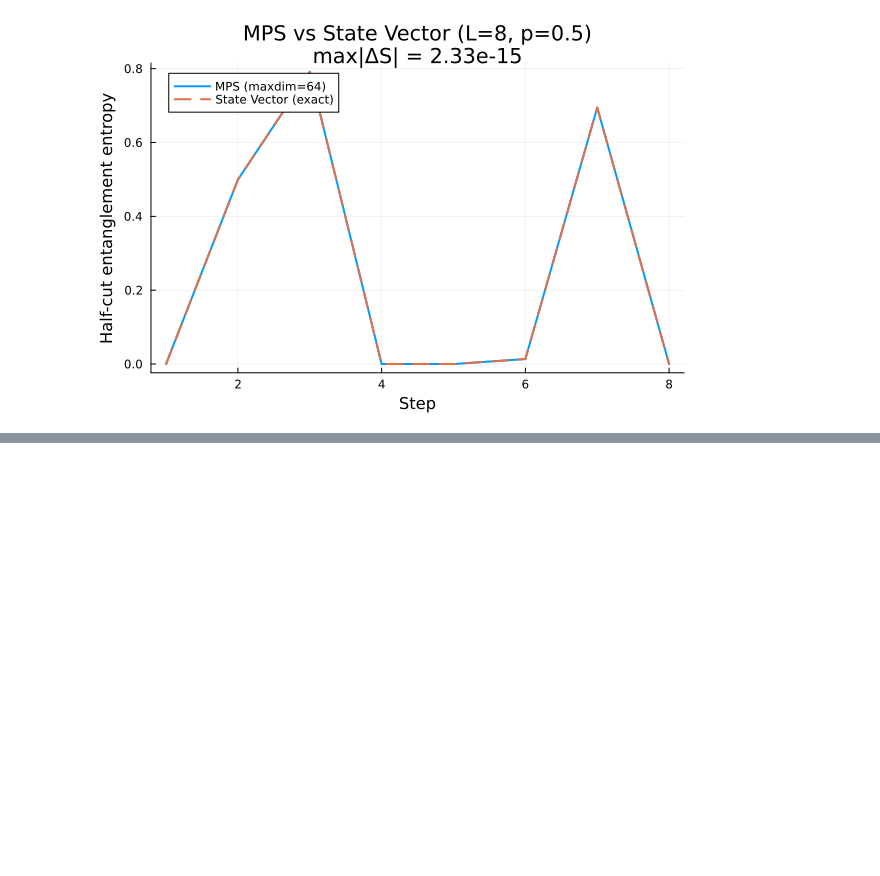
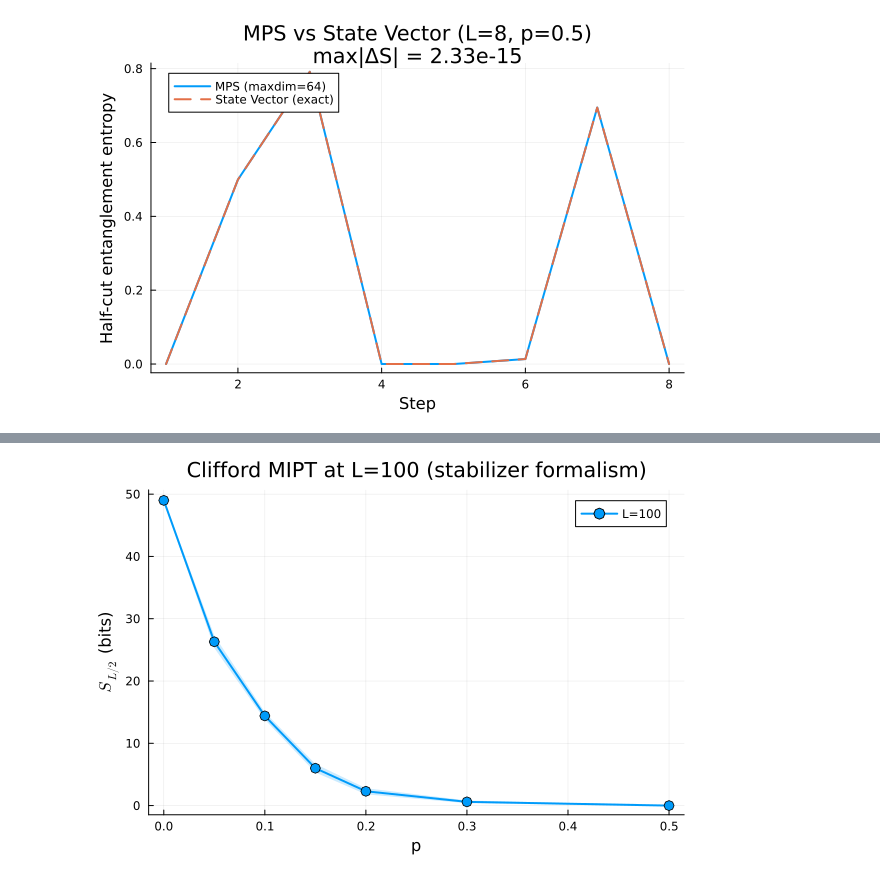
Before and after one commit to hainingpan/QuantumCircuitsMPS.jl, a Jupyter notebook: examples/mipt_example.ipynb, the cells around one changed output, grey strips where cells are left out. Saved outputs shown, nothing was run; the diff lists cells and outputs as text; code cells hidden in the pictures; blank space fills up the shorter version.

```diff
--- a/examples/mipt_example.ipynb
+++ b/examples/mipt_example.ipynb
@@ -345,0 +478,17 @@ plot!(S_sv, label="State Vector (exact)", lw=2, ls=:dash)
+# %%
+# Large-L Clifford MIPT sweep: L=100
+L_large = 100
+p_list_large = [0.0, 0.05, 0.1, 0.15, 0.2, 0.3, 0.5]
+ensemble_size_large = 10
+
+S_mean_large = Float64[]
+S_sem_large = Float64[]
+
+println("Running L=$L_large Clifford MIPT sweep ($(length(p_list_large)) p-values × $ensemble_size_large seeds)...")
+@time for p in p_list_large
+    vals = [run_mipt_clifford(L=L_large, p=p, seed=s) for s in 1:ensemble_size_large]
+    push!(S_mean_large, mean(vals))
+    push!(S_sem_large, std(vals) / sqrt(ensemble_size_large))
+    @printf("  p=%.2f  =>  S = %.1f ± %.1f\n", p, S_mean_large[end], S_sem_large[end])
+end
+println("Done! (State-vector backend would need 2^100 ≈ 10³⁰ amplitudes for L=$L_large)")
@@ -345,0 +506,7 @@ plot!(S_sv, label="State Vector (exact)", lw=2, ls=:dash)
+# %%
+plot(p_list_large, S_mean_large, ribbon=S_sem_large, fillalpha=0.2,
+    xlabel="p", ylabel=raw"$S_{L/2}$ (bits)",
+    title="Clifford MIPT at L=$L_large (stabilizer formalism)",
+    label="L=$L_large", lw=2, marker=:o, ms=5, legend=:topright)
+# %% [output]
+[figure, added]
```
Also changed, not shown: parts of 9 cells of this notebook, 20 other files.
